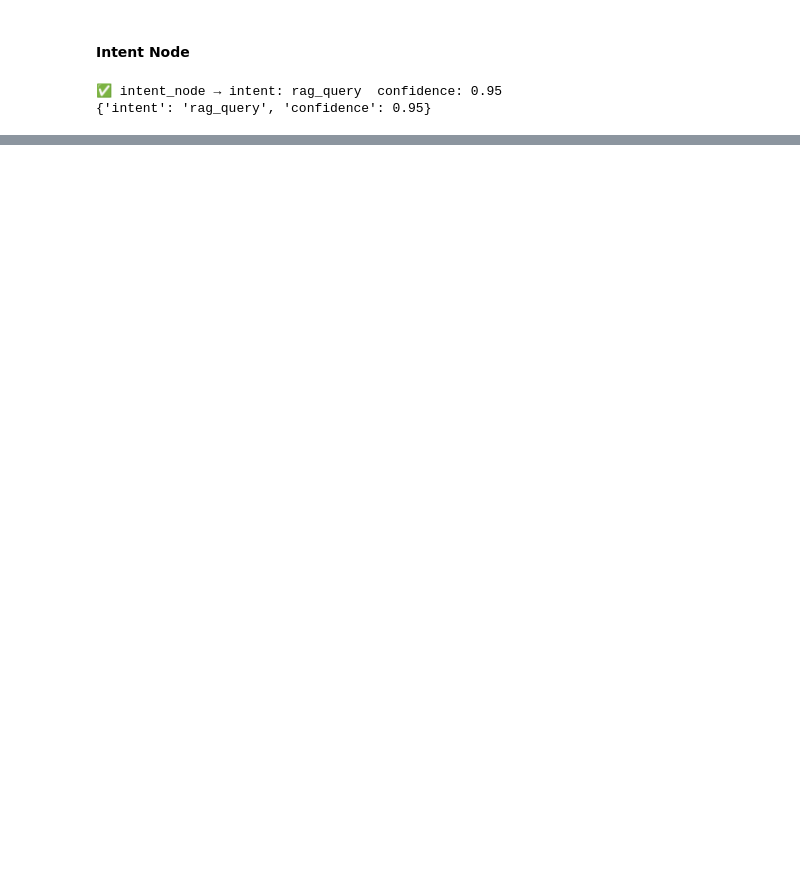
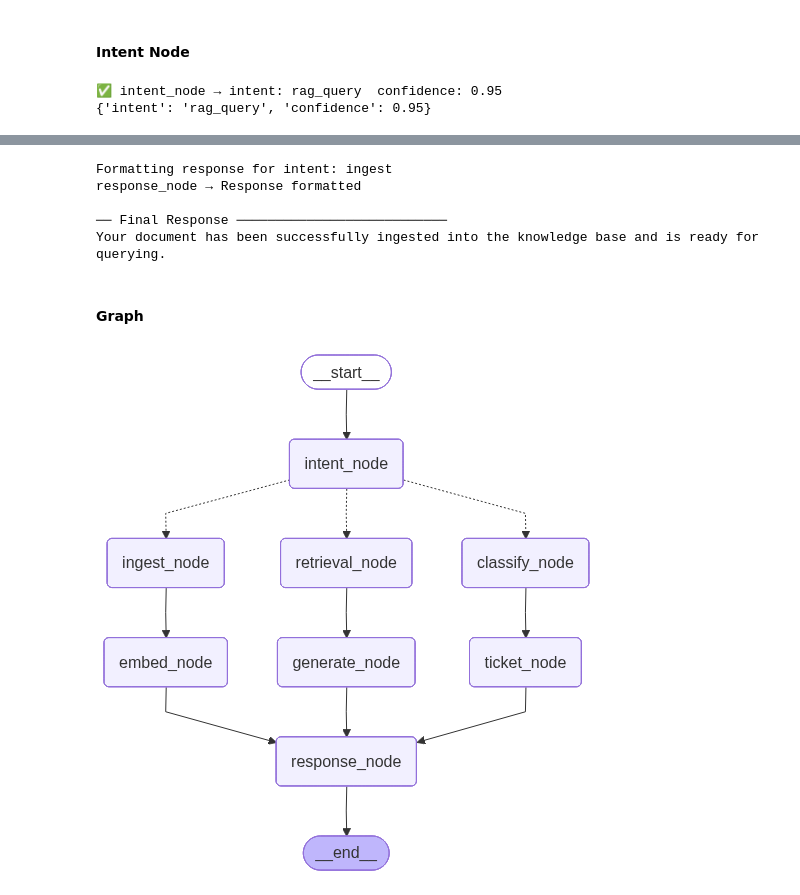
Before and after one commit to PrashantAghara/sagedesk, a Jupyter notebook: notebooks/sagedesk_test.ipynb, the cells around one changed output, grey strips where cells are left out. Saved outputs shown, nothing was run; the diff lists cells and outputs as text; code cells hidden in the pictures; blank space fills up the shorter version.

Commit message:
Created Graph for testing

```diff
--- a/notebooks/sagedesk_test.ipynb
+++ b/notebooks/sagedesk_test.ipynb
@@ -136,0 +480,23 @@ print(result)
+# %%
+def build_context(
+    retrieved_docs: list[str], sources: list[dict]
+) -> tuple[str, list[dict]]:
+    filtered_docs = []
+    filtered_sources = []
+
+    for doc, src in zip(retrieved_docs, sources):
+        score = src.get("similarity_score", 0)
+        if score >= SIMILARITY_THRESHOLD:
+            filtered_docs.append(doc)
+            filtered_sources.append(src)
+        else:
+            print(f"Discarded chunk (score: {score}) — below threshold")
+
+    if not filtered_docs:
+        return "", []
+
+    context = "\n\n---\n\n".join(
+        [f"[Chunk {i + 1}]\n{doc}" for i, doc in enumerate(filtered_docs)]
+    )
+
+    return context, filtered_sources
@@ -136,0 +750,14 @@ print(result)
+# %%
+import psycopg2
+import uuid
+from datetime import datetime
+
+
+def get_connection():
+    return psycopg2.connect(os.getenv("DATABASE_URL"))
+# %%
+def generate_ticket_id() -> str:
+    """Generate a readable ticket ID like TKT-2025-A3F2."""
+    suffix = uuid.uuid4().hex[:4].upper()
+    year = datetime.now().year
+    return f"TKT-{year}-{suffix}"
@@ -136,0 +1015,18 @@ print(result)
+# %%
+# simulate state after embed_node
+ingest_state = {
+    **state,
+    "intent": "ingest",
+    "query": "Upload this PDF to the knowledge base",
+    "messages": [HumanMessage(content="Upload this PDF to the knowledge base")],
+}
+
+ingest_response = response_node(ingest_state)
+# %% [output]
+Formatting response for intent: ingest
+response_node → Response formatted
+
+── Final Response ───────────────────────────
+Your document has been successfully ingested into the knowledge base and is ready for querying.
+# %% [markdown]
+#### Graph
@@ -136,0 +1090,8 @@ print(result)
+# %%
+sagedesk = build_graph()
+# %%
+from IPython.display import Image, display
+
+display(Image(sagedesk.get_graph().draw_mermaid_png()))
+# %% [output]
+[figure, added]
```
Also changed, not shown: parts of 41 cells of this notebook, 1 other file.
